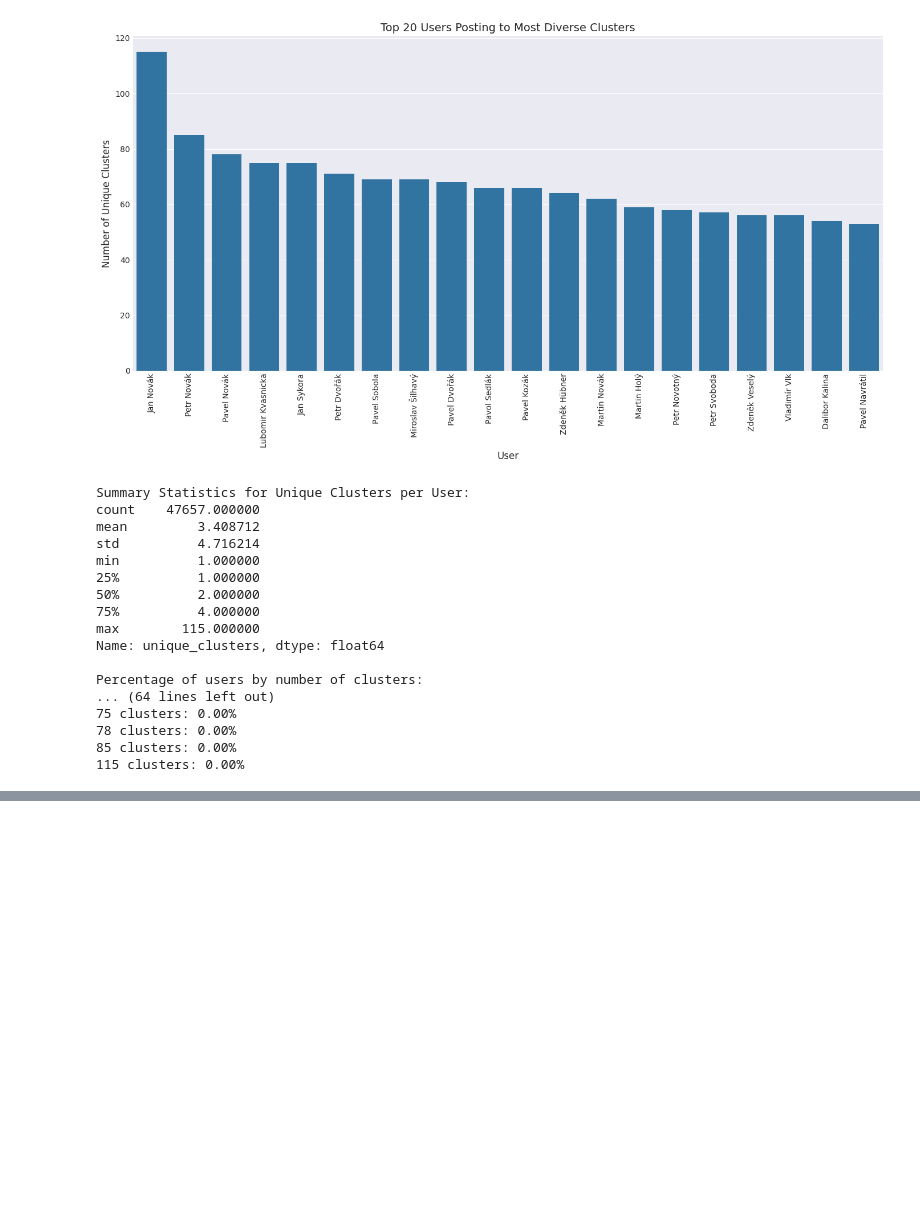
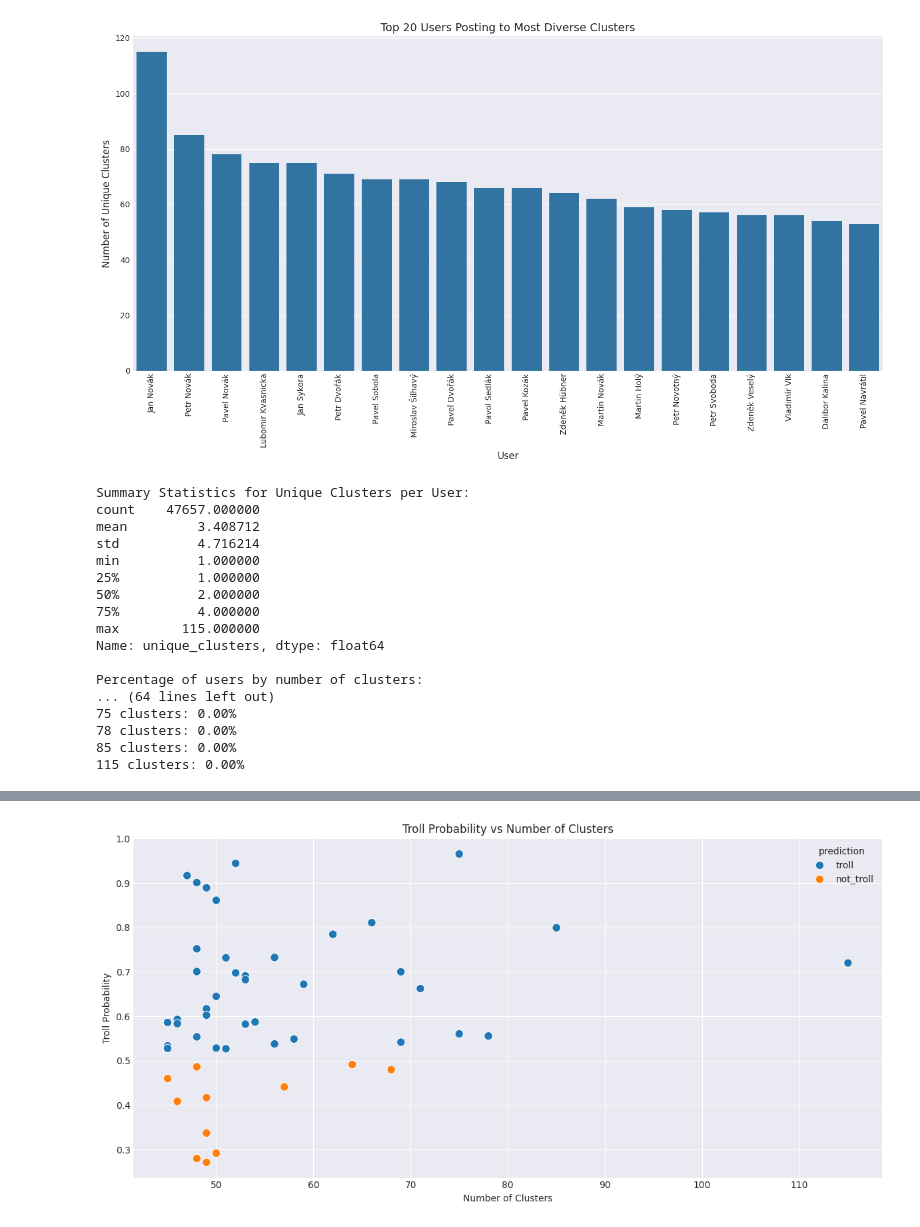
Before and after one commit to ziggyplayedguitar/nlp_thesis, a Jupyter notebook: workspace/notebooks/07_topic.ipynb, the cells around one changed output, grey strips where cells are left out. Drawn from its saved outputs; the diff is of its cells as text; code cells hidden in the pictures; blank space fills up the shorter version.

```diff
--- a/workspace/notebooks/07_topic.ipynb
+++ b/workspace/notebooks/07_topic.ipynb
@@ -540,0 +610,98 @@ Posted across 85 clusters. Example articles (3 of 85):
+# %%
+from src.models.predictor import TrollPredictor
+from pathlib import Path
+
+DATA_DIR = Path('data')
+
+# Initialize predictor with model
+model_path = "./checkpoints/best_model.pt"
+
+predictor = TrollPredictor(
+    model_path=model_path,
+    comments_per_user=15,
+    max_length=96
+)
+# %%
+#Initialize results list
+prediction_results = []
+
+# Process each user
+for user in top_users:
+    # Get the user's comments
+    user_comments = comments_df[comments_df['author'] == user]['content'].tolist()
+
+    # Skip if no comments found
+    if not user_comments:
+        print(f"No comments found for user {user}, skipping...")
+        continue
+
+    # Take a sample of comments if there are too many
+    if len(user_comments) > 20:
+        import random
+        user_comments = random.sample(user_comments, 20)
+
+    # Get number of clusters
+    num_clusters = user_cluster_df[user_cluster_df['author'] == user]['unique_clusters'].values[0]
+
+    try:
+        # Predict using TrollPredictor
+        prediction = predictor.predict_batch(user_comments)
+
+        # Store results
+        prediction_results.append({
+            'user': user,
+            'num_clusters': num_clusters,
+            'prediction': prediction['prediction'],
+            'confidence': prediction['confidence'],
+            'troll_probability': prediction['probabilities'][1],
+            'num_comments': len(user_comments)
+        })
+
+        print(f"Processed user {user}: {prediction['prediction']} (confidence: {prediction['confidence']:.3f})")
+
+    except Exception as e:
+        print(f"Error processing user {user}: {e}")
+        # Add error entry
+        prediction_results.append({
+            'user': user,
+            'num_clusters': num_clusters,
+            'prediction': 'error',
+            'confidence': None,
+            'troll_probability': None,
+            'num_comments': len(user_comments),
+            'error': str(e)
+        })
+
+# Create DataFrame with prediction results
+prediction_df = pd.DataFrame(prediction_results)
+
+# Merge prediction results with existing result_df (assuming it has anomaly and lof scores)
+merged_results = prediction_df.merge(result_df, on='user', how='left', suffixes=('', '_old'))
+
+# Display results
+print("\nPrediction results for top 50 users:")
+print(merged_results[['user', 'num_clusters', 'prediction', 'confidence', 'troll_probability', 'anomaly_score', 'lof_score']].head(10))
+
+# Calculate statistics
+num_trolls = len(merged_results[merged_results['prediction'] == 'troll'])
+num_non_trolls = len(merged_results[merged_results['prediction'] == 'not_troll'])
+num_errors = len(merged_results[merged_results['prediction'] == 'error'])
+
+print(f"\nStatistics:")
+print(f"Total users processed: {len(merged_results)}")
+print(f"Classified as trolls: {num_trolls} ({num_trolls/len(merged_results)*100:.1f}%)")
+print(f"Classified as non-trolls: {num_non_trolls} ({num_non_trolls/len(merged_results)*100:.1f}%)")
+print(f"Errors: {num_errors} ({num_errors/len(merged_results)*100:.1f}%)")
+
+# Create visualization for troll predictions vs. cluster behavior
+plt.figure(figsize=(12, 6))
+valid_rows = merged_results[merged_results['prediction'] != 'error']
+
+# Plot troll probability vs number of clusters
+sns.scatterplot(data=valid_rows, x='num_clusters', y='troll_probability', hue='prediction', s=80)
+plt.title('Troll Probability vs Number of Clusters')
+plt.xlabel('Number of Clusters')
+plt.ylabel('Troll Probability')
+plt.tight_layout()
+plt.show()
+# %% [output]
@@ -540,0 +725 @@ Posted across 85 clusters. Example articles (3 of 85):
+[figure, added]
```
Also changed, not shown: parts of 6 cells of this notebook.
